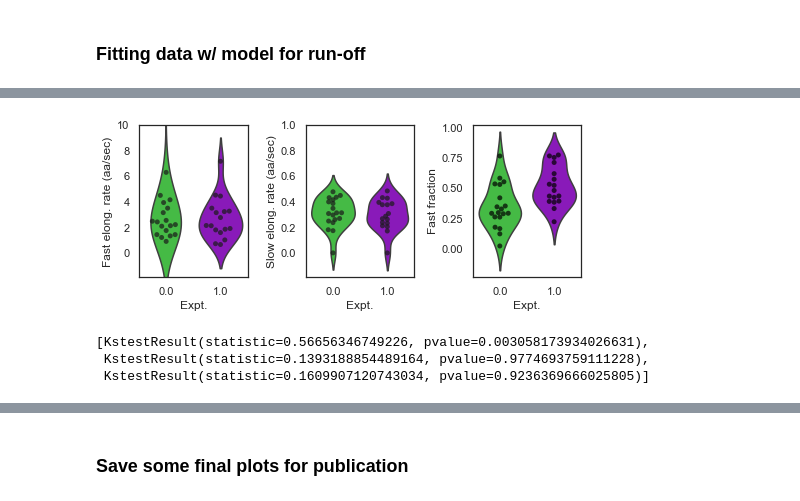
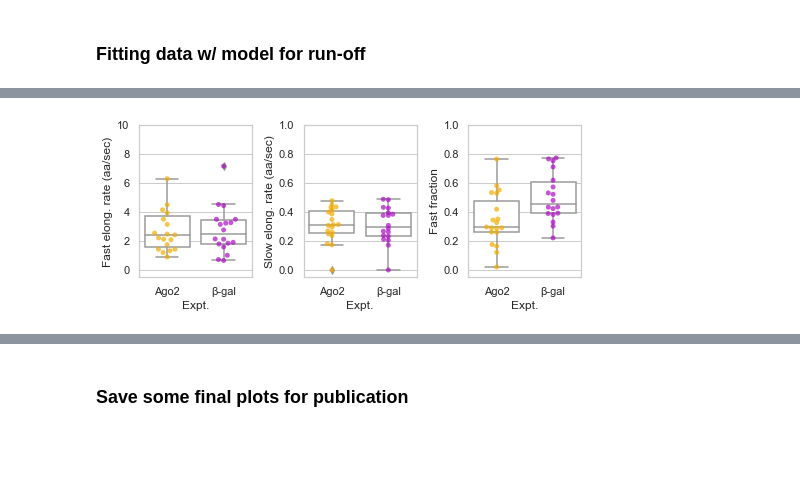
Before and after one commit to Colorado-State-University-Stasevich-Lab/single-molecule-tracking-python, a Jupyter notebook: Code/Particle array/Charlotte_Harringtonine_AnalysisV2.ipynb, the cells around one changed output, grey strips where cells are left out. Cells and saved outputs as stored; diff of their text form; code cells hidden in the pictures; blank space fills up the shorter version.

```diff
--- a/Code/Particle array/Charlotte_Harringtonine_AnalysisV2.ipynb
+++ b/Code/Particle array/Charlotte_Harringtonine_AnalysisV2.ipynb
@@ -353,14 +356,14 @@ os.chdir('C:/Users/tim_s/OneDrive - Colostate/Stasevich Lab/Our papers/Ago2Tethe
 # %%
 # Make dataframes from the measurements of intensities in 2D disk masks:
 df_tas = [tas[i].measure_intensity_in_mask_df(tas[i].arr, np.array([tas[i].disk_mask_2D(3)]), dt=1,
-            start_frame=5, renorm_frames=[0,7], file_number=(i+1), replicate_number=replicates_TA[i],
-            exp_number=0) for i in np.arange(len(tas))]
+            start_frame=5, renorm_frames=[0,7], file=vids_TA[i], replicate=replicates_TA[i],
+            exp=my_expts[0]) for i in np.arange(len(tas))]
 df_tls = [tls[i].measure_intensity_in_mask_df(tls[i].arr, np.array([tls[i].disk_mask_2D(3)]), dt=1,
-            start_frame=5, renorm_frames=[0,7], file_number=100*(i+1), replicate_number=replicates_TL[i],
-            exp_number=1) for i in np.arange(len(tls))]
+            start_frame=5, renorm_frames=[0,7], file=vids_TL[i], replicate=replicates_TL[i],
+            exp=my_expts[1]) for i in np.arange(len(tls))]
 df_nts = [nts[i].measure_intensity_in_mask_df(nts[i].arr, np.array([nts[i].disk_mask_2D(3)]), dt=1,
-            start_frame=5, renorm_frames=[0,7], file_number=-100*(i+1), replicate_number=replicates_NT[i],
-            exp_number=2) for i in np.arange(len(nts))]
+            start_frame=5, renorm_frames=[0,7], file=vids_NT[i], replicate=replicates_NT[i],
+            exp=my_expts[2]) for i in np.arange(len(nts))]
 # %%
 # Concatenate everything together:
 df_ta = pd.concat(df_tas, axis=0, sort=False)
@@ -379,10 +382,10 @@ df_all.head()
 # Basic settings for all subsequent plots:
 sns.set(font="Arial")
 sns.set_style("white")
-
+sns.set_style('ticks')
 # melt dataframe to plot multiple columns (y-vals) vs a single column (x-vals):
 df_temp=pd.melt(df_all, id_vars=['Time (min)','Expt.','Rep.'],var_name='myVar', value_name='myVal',
-    value_vars=['Int. Ch. 0 (a.u.)', 'Int. Ch. 1 (a.u.)','Int. Ch. 2 (a.u.)'])
+    value_vars=['Int. Ch. 1 (a.u.)', 'Int. Ch. 2 (a.u.)','Int. Ch. 3 (a.u.)'])
 
 # Choose palette, plot, and save:
 my_palette = [sns.color_palette("bright")[1],sns.color_palette("bright")[2],
@@ -511,39 +501,30 @@ g = sns.pairplot(df_fits,vars=['Rep','Fast elong. rate (aa/sec)','Slow elong. ra
 # %%
+sns.set_style("whitegrid")
 fig = plt.figure(figsize=(7, 3))
 gs = fig.add_gridspec(1, 3)
 ax = fig.add_subplot(gs[0, 0])
-g1 = sns.violinplot(x='Expt.',y='Fast elong. rate (aa/sec)', data=df_fits[df_fits['Expt.']!=2],
-                    inner=None,palette=['limegreen','darkviolet'])
-sns.swarmplot(x='Expt.', y='Fast elong. rate (aa/sec)', data=df_fits[df_fits['Expt.']!=2],
-              color='k', alpha=0.7)
-g1.set(ylim=(-1.9, 10))
+g1 = sns.boxplot(x='Expt.',y='Fast elong. rate (aa/sec)', data=df_fits[df_fits['Expt.']!='NT'],
+                    palette=['white','white'])
+sns.swarmplot(x='Expt.', y='Fast elong. rate (aa/sec)', data=df_fits[df_fits['Expt.']!='NT'],
+             palette=[(.95,.67,0),(.67,.05,.76)], alpha=0.7)
+g1.set(ylim=(-.5, 10))
 ax = fig.add_subplot(gs[0, 1])
-g1=sns.violinplot(x='Expt.',y='Slow elong. rate (aa/sec)', data=df_fits[df_fits['Expt.']!=2],
-                  inner=None,palette=['limegreen','darkviolet'])
-sns.swarmplot(x='Expt.', y='Slow elong. rate (aa/sec)', data=df_fits[df_fits['Expt.']!=2],
-              color='k', alpha=0.7)
-g1.set(ylim=(-.19, 1))
+g1=sns.boxplot(x='Expt.',y='Slow elong. rate (aa/sec)', data=df_fits[df_fits['Expt.']!='NT'],
+                  palette=['white','white'])
+sns.swarmplot(x='Expt.', y='Slow elong. rate (aa/sec)', data=df_fits[df_fits['Expt.']!='NT'],
+              palette=[(.95,.67,0),(.67,.05,.76)], alpha=0.7)
+g1.set(ylim=(-.05, 1))
 ax = fig.add_subplot(gs[0, 2])
-sns.violinplot(x='Expt.',y='Fast fraction', data=df_fits[df_fits['Expt.']!=2],
-               inner=None,palette=['limegreen','darkviolet'])
-g=sns.swarmplot(x='Expt.', y='Fast fraction', data=df_fits[df_fits['Expt.']!=2],
-                color = 'black',alpha=0.7)
+g1=sns.boxplot(x='Expt.',y='Fast fraction', data=df_fits[df_fits['Expt.']!='NT'],
+               palette=['white','white'])
+g1=sns.swarmplot(x='Expt.', y='Fast fraction', data=df_fits[df_fits['Expt.']!='NT'],
+                 palette=[(.95,.67,0),(.67,.05,.76)],alpha=0.7)
+g1.set(ylim=(-.05, 1))
 fig.tight_layout()
 plt.savefig('Harringtonine-ViolinPlots.svg', format = 'svg', dpi=300)
 plt.show()
 # %% [output]
-[figure, old version]
+[figure, new version]
-# %%
-# Test if the fitted parameters above are significantly different (i.e. calculate p-value):
-[
-stats.ks_2samp(df_fits[df_fits['Expt.']==0]['Fast fraction'],df_fits[df_fits['Expt.']==1]['Fast fraction']),
-stats.ks_2samp(df_fits[df_fits['Expt.']==0]['Fast elong. rate (aa/sec)'],df_fits[df_fits['Expt.']==1]['Fast elong. rate (aa/sec)']),
-stats.ks_2samp(df_fits[df_fits['Expt.']==0]['Slow elong. rate (aa/sec)'],df_fits[df_fits['Expt.']==1]['Slow elong. rate (aa/sec)'])
-]
-# %% [output]
-[KstestResult(statistic=0.56656346749226, pvalue=0.003058173934026631),
- KstestResult(statistic=0.1393188854489164, pvalue=0.9774693759111228),
- KstestResult(statistic=0.1609907120743034, pvalue=0.9236369666025805)]
 # %%
 # Check stats of fitted parameters:
 df_fits.groupby('Expt.').agg(['mean','std',
```
Also changed, not shown: parts of 24 cells of this notebook, 1 other file.
